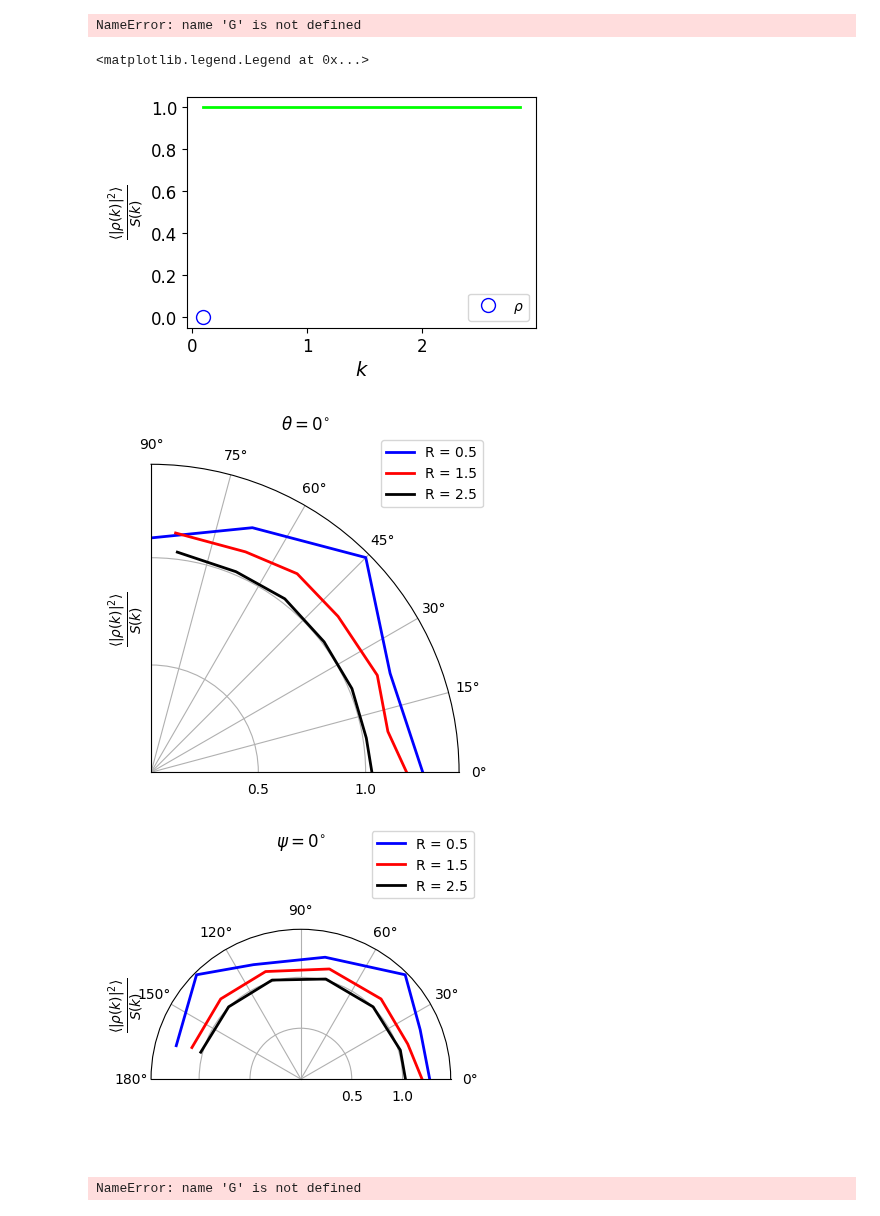
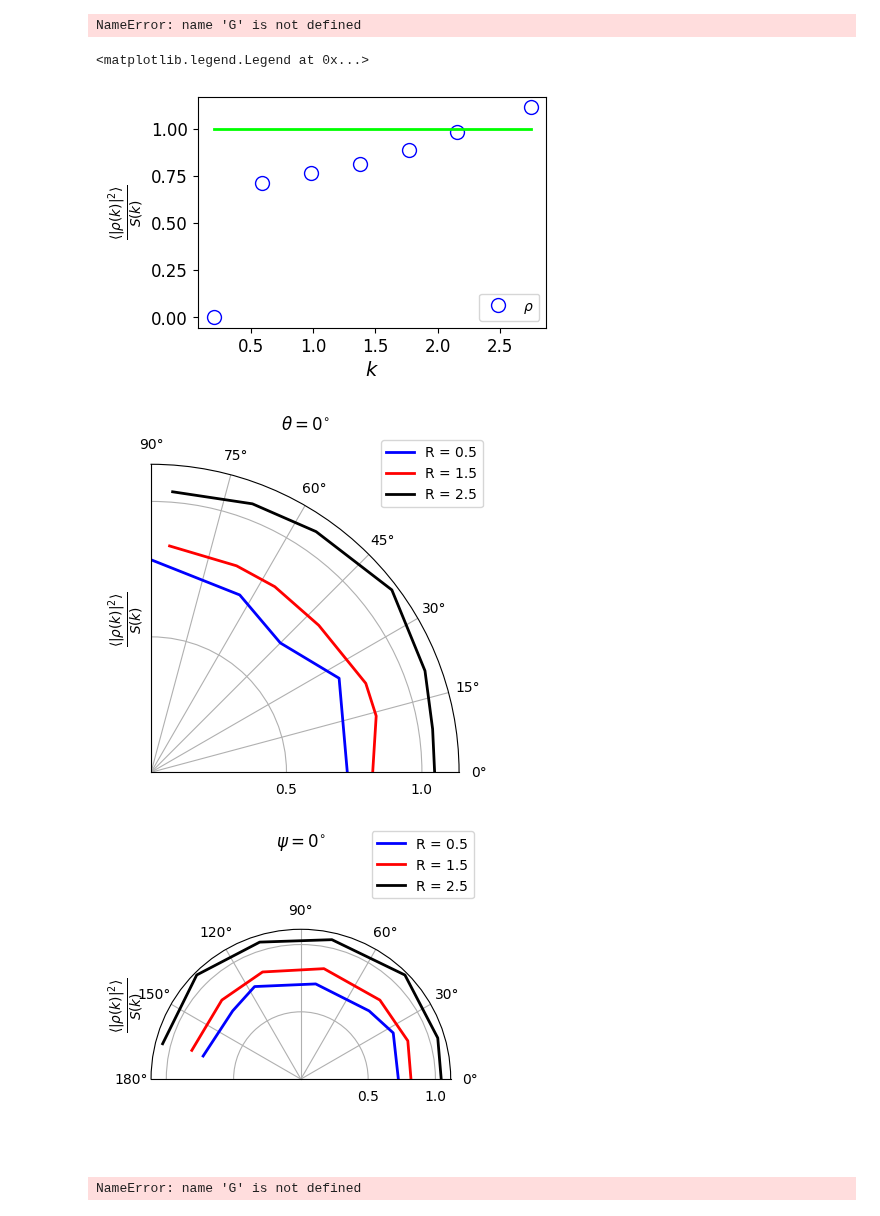
Before and after one commit to uschille/LBMeX, a Jupyter notebook: src_lbm/gross_validation/gross_validation.ipynb, the cells around one changed output. Saved outputs shown, nothing was run; the diff lists cells and outputs as text; code cells hidden in the pictures.

```diff
--- a/src_lbm/gross_validation/gross_validation.ipynb
+++ b/src_lbm/gross_validation/gross_validation.ipynb
@@ -767,8 +790,8 @@ def thermal_cs2(rho):
     expr3 = Beta*(rho - rhov)*(2*rho*(rhol + rhov - 2*rho) + square_term)
     return -expr1 - expr2 - expr3
 
-def cs2k(kx, ky, kz):
-    system_cs2 = thermal_cs2(rho_data)
+def cs2k(density, kx, ky, kz):
+    system_cs2 = thermal_cs2(density)
     # system_cs2 = 2*rho0*Beta*(rho_l - rho_v)**2
     if correlated:
         out = system_cs2 + lattice_fourier_laplacian(kx, ky, kz)*kappa*rho0
@@ -776,7 +799,7 @@ def cs2k(kx, ky, kz):
         out = system_cs2
     return out
 # %%
-def spherically_averaged_structure_factor(data, scale_factor = 1, func = None):
+def spherically_averaged_structure_factor(data, density, scale_factor = 1, func = None):
     S = data.copy()
     L = min(S.shape)
     freqs = fft.fftshift(fft.fftfreq(L))
@@ -787,7 +810,7 @@ def spherically_averaged_structure_factor(data, scale_factor = 1, func = None):
     S1 = S.flatten()
 
     if func is not None:
-         S1 = func(S1, cs2k(kx, ky, kz).flatten())
+         S1 = func(S1, cs2k(density, kx, ky, kz).flatten())
     S1 /= scale_factor
 
     kmin = 2*np.pi/L # sampling frequency
@@ -810,7 +833,7 @@ def sph2cart(azimuth,elevation,r):
     z = r * np.sin(elevation)
     return x, y, z
 
-def radial_equilibration(data, radius = 1, scale_factor = 1, func = None):
+def radial_equilibration(data, density, radius = 1, scale_factor = 1, func = None):
     S = data.copy()
     L = min(S.shape)
     freqs = fft.fftshift(fft.fftfreq(L))
@@ -819,7 +842,7 @@ def radial_equilibration(data, radius = 1, scale_factor = 1, func = None):
     r, t, p = cart2sph(kx, ky, kz)
 
     if func is not None:
-        S = func(S, cs2k(kx, ky, kz))
+        S = func(S, cs2k(density, kx, ky, kz))
     S /= scale_factor
 
     idxs = np.isclose(r, radius, atol = 2*np.pi/L)
@@ -906,13 +929,13 @@ colors = ['b', "r", "k"]
 markers = ["o", "s", '^']
 labels = [r"$\rho$"]
 
-# rho_scale = lambda a, c: a*c
-# scale_factor = 1
-rho_scale = None
-scale_factor = 1/cs2
+rho_scale = lambda a, c: a*c
+scale_factor = 1
+# rho_scale = None
+# scale_factor = 1/cs2
 
 for d in data:
-        x, y = spherically_averaged_structure_factor(d, scale_factor = scale_factor, func = rho_scale)
+        x, y = spherically_averaged_structure_factor(d, rho_data, scale_factor = scale_factor, func = rho_scale)
         x, y = make_bins(x, binsize, to_bin2 = y)
         ax.plot(x, y,
                 marker = markers[0], color = colors[0],
@@ -930,7 +953,7 @@ ax.legend()
 # ax.set_ylim([0.9, 1.1])
 # %% [output]
 <matplotlib.legend.Legend at 0x...>
-[figure, old version]
+[figure, new version]
 # %%
 sz = 4
 fig, tax = plt.subplots(1, 1, figsize = (sz, sz), subplot_kw={'projection': 'polar'})
@@ -945,44 +968,44 @@ t_angle = 0
 p_angle = 0
 # binsize = 10
 
-rho_scale = None
-scale_factor = 1/cs2
+# rho_scale = None
+# scale_factor = 1/cs2
 
 for d in data:
     ax1 = tax
     ax2 = pax
     for i, r in enumerate(radii):
-        t, p, sf = radial_equilibration(d, radius = r, func=rho_scale, scale_factor = scale_factor)
+        t, p, sf = radial_equilibration(d, rho_data, radius = r, func=rho_scale, scale_factor = scale_factor)
 
         idxs = np.isclose(np.abs(t), t_angle/180*np.pi, atol = np.pi/L)
         angles = np.abs(p)[idxs]
         segment = sf[idxs]
         angles, segment =  make_bins(angles, binsize, to_bin2 = segment)
         ax1.plot(angles, segment, color = colors[i], label = f"R = {r}",lw = 2)
 
         idxs = np.isclose(np.abs(p), p_angle/180*np.pi, atol = np.pi/L)
         angles = np.abs(t)[idxs]
         segment = sf[idxs]
         angles, segment =  make_bins(angles, binsize, to_bin2 = segment)
         ax2.plot(angles, segment, color = colors[i], label = f"R = {r}",lw = 2)
 
 
     ax1.set_rticks([0.5, 1.0])
     ax1.set_thetalim([0, np.pi/2])
     ax1.set_ylabel(r"$\frac{ \langle | \rho(k) | ^2 \rangle }{S(k)}$", fontsize = 14)
     ax1.legend(loc = 'upper right', bbox_to_anchor=(1.1, 1.1), fancybox=True)
     ax1.set_title(r"$\theta = {{{0}}}^{{\circ}}$".format(t_angle))
 
     ax2.set_rticks([0.5, 1.0])
     ax2.set_thetalim([0, np.pi])
     ax2.set_ylabel(r"$\frac{ \langle | \rho(k) | ^2 \rangle }{S(k)}$", fontsize = 14)
     ax2.legend(loc = 'upper right', bbox_to_anchor=(1.1, 1.1), fancybox=True)
     ax2.set_title(r"$\psi = {{{0}}}^{{\circ}}$".format(p_angle))
 
 fig.tight_layout()
 # %% [output]
-[figure, old version]
+[figure, new version]
-[figure, old version]
+[figure, new version]
 # %%
 G.diagonal()[1:4]
 # %% [output]
```
Also changed, not shown: parts of 9 cells of this notebook, 5 other files.
